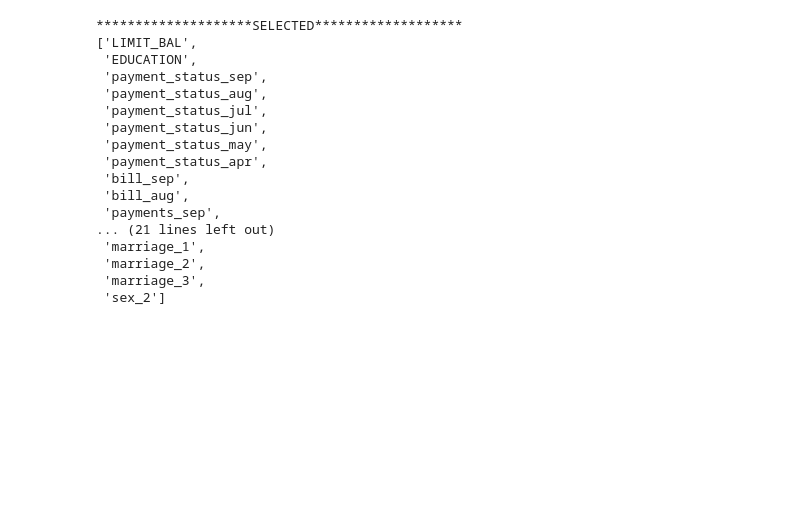
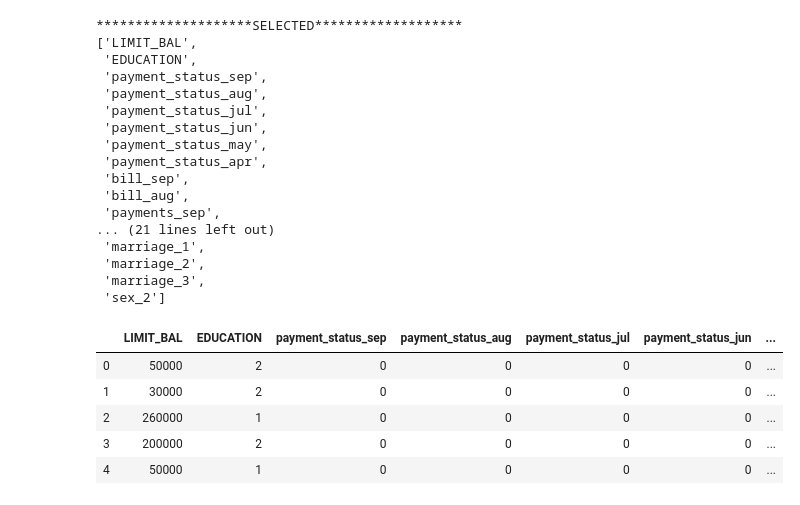
Before and after one commit to jmcneilkeller/Taiwanese_Credit_Card_Defaul, a Jupyter notebook: Taiwan_Repaired.ipynb, the cells around one changed output. Saved outputs shown, nothing was run; the diff lists cells and outputs as text; code cells hidden in the pictures; blank space fills up the shorter version.

```diff
--- a/Taiwan_Repaired.ipynb
+++ b/Taiwan_Repaired.ipynb
@@ -1037,3 +1076,13 @@ pprint.pprint(list(xg_removed_columns))
  'marriage_2',
  'marriage_3',
  'sex_2']
+# %%
+X_xg = df2[xg_selected_columns]
+X_xg.head()
+# %% [output]
+|  | LIMIT_BAL | EDUCATION | payment_status_sep | payment_status_aug | payment_status_jul | payment_status_jun | ... |
+| 0 | 50000 | 2 | 0 | 0 | 0 | 0 | ... |
+| 1 | 30000 | 2 | 0 | 0 | 0 | 0 | ... |
+| 2 | 260000 | 1 | 0 | 0 | 0 | 0 | ... |
+| 3 | 200000 | 2 | 0 | 0 | 0 | 0 | ... |
+| 4 | 50000 | 1 | 0 | 0 | 0 | 0 | ... |
```
Also changed, not shown: parts of 8 cells of this notebook.
